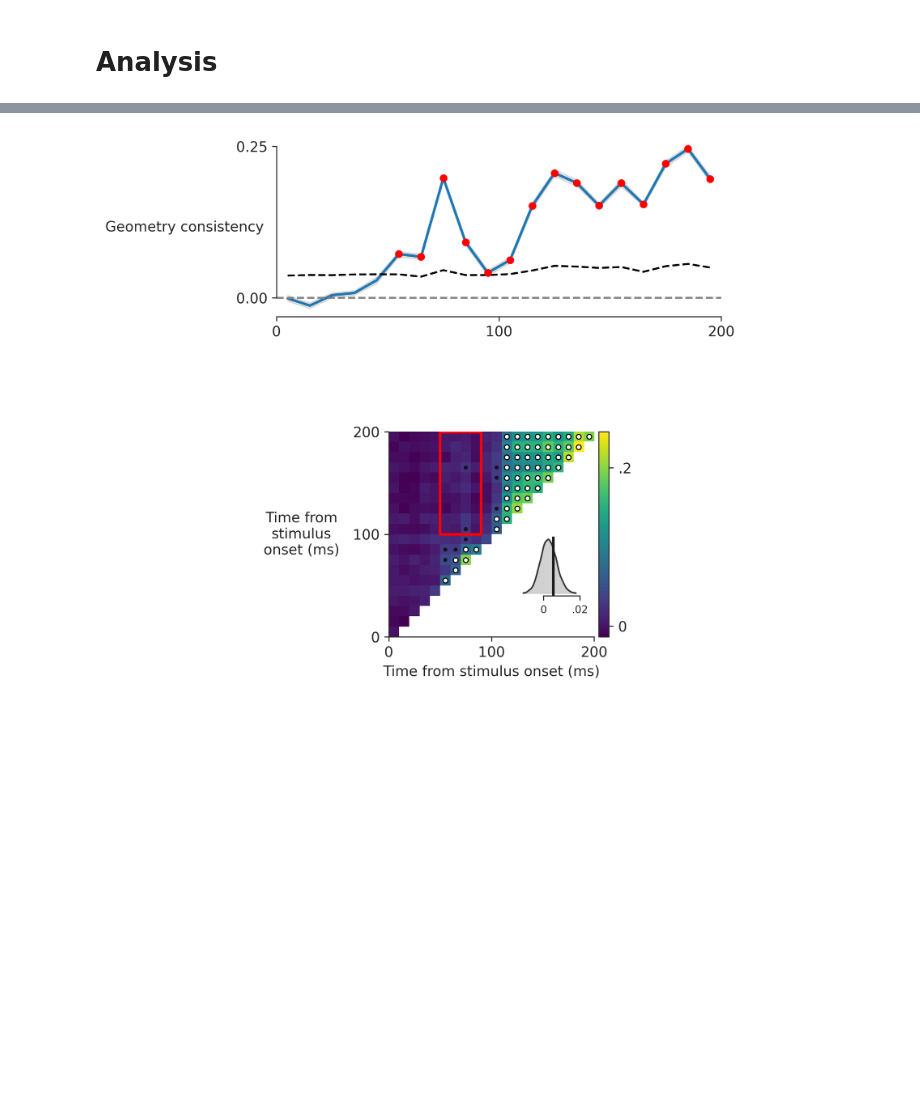
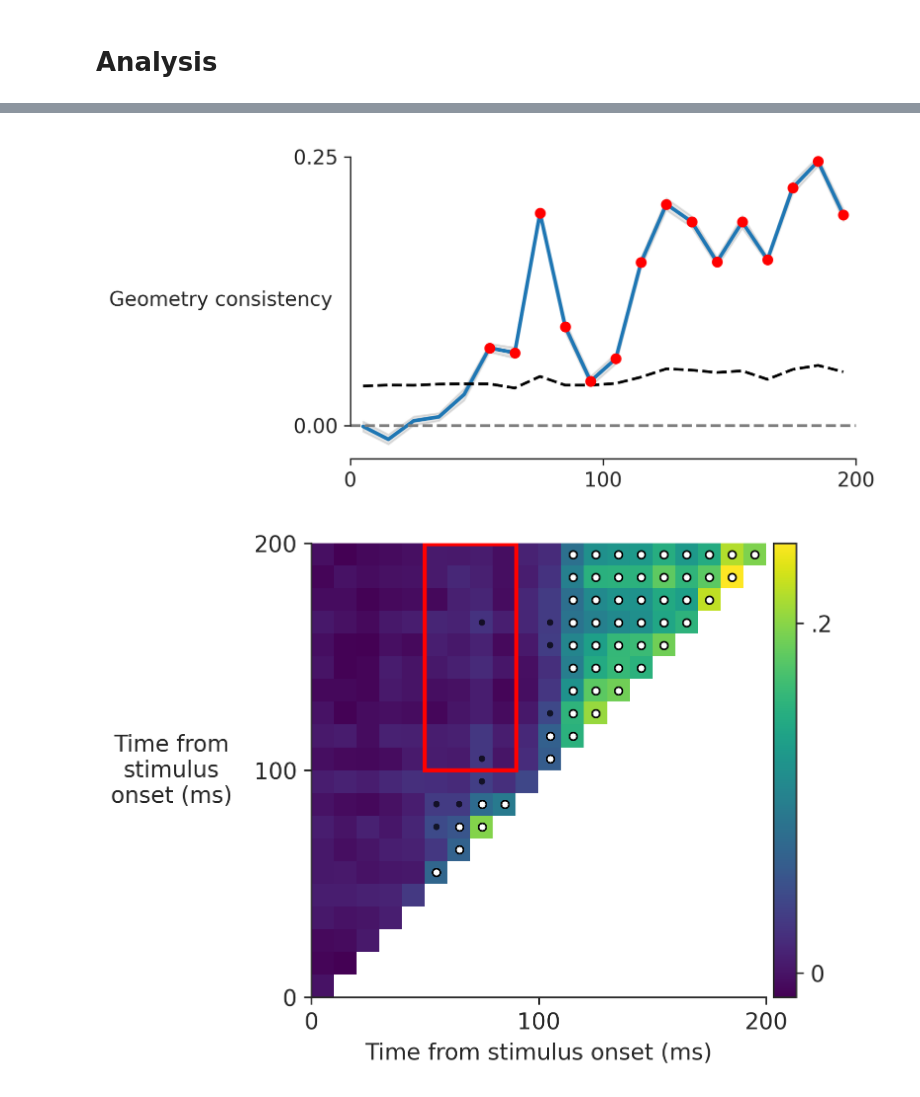
Before and after one commit to jobellet/Dynamics-of-Visual-Representations-in-a-Macaque-Ventrolateral-Prefrontal-Cortex, a Jupyter notebook: Dynamics_of_representational_geometry.ipynb, the cells around one changed output, grey strips where cells are left out. Cells and saved outputs as stored; diff of their text form; code cells hidden in the pictures; blank space fills up the shorter version.

```diff
--- a/Dynamics_of_representational_geometry.ipynb
+++ b/Dynamics_of_representational_geometry.ipynb
@@ -366,7 +366,7 @@ print(f"Early–late geometry consistency: obs={grand_EL:.4g}, p_null={p_EL:.4g}
 
 
 # ======================================================================================
-# 5. Plot – time course + cross-temporal with inset density
+# 5. Plot – separate figures for each panel
 # ======================================================================================
 plt.rcParams.update({
     "figure.dpi": 300,
@@ -375,11 +375,10 @@ plt.rcParams.update({
     "font.size": 11
 })
 sns.set_style("white")
+os.makedirs("Figures", exist_ok=True)
 
-fig = plt.figure(figsize=(6.2, 7.0))
-gs = fig.add_gridspec(2, 1, height_ratios=[1.0, 1.15], hspace=0.6)
-ax1 = fig.add_subplot(gs[0, 0])
-ax2 = fig.add_subplot(gs[1, 0])
+# ---------------- Figure 1: Time-course of geometry consistency ----------------
+fig1, ax1 = plt.subplots(figsize=(6.2, 3.0))
 
 ax1.plot(time_course, grand_r, lw=2, label="Grand mean")
 ax1.fill_between(time_course, qlo, qhi, color="grey", alpha=0.2)
@@ -393,6 +392,14 @@ ax1.tick_params(axis="y", left=True)
 ax1.tick_params(axis="x", bottom=True)
 ax1.set_ylabel("Geometry consistency", rotation=0, labelpad=40, va="center")
 sns.despine(ax=ax1, trim=True)
+
+out_path1 = os.path.join("Figures", "Geometry_consistency_timecourse.pdf")
+fig1.tight_layout()
+fig1.savefig(out_path1, dpi=300, bbox_inches="tight")
+print(f"Saved time-course figure to: {out_path1}")
+
+# ---------------- Figure 2: Cross-temporal geometry consistency ----------------
+fig2, ax2 = plt.subplots(figsize=(5.2, 5.2))
 
 ct_plot = grand_ct.copy()
 for i in range(len(time_course)):
@@ -438,15 +445,29 @@ cb = plt.colorbar(im, cax=cax)
 cb.set_ticks([0, 0.2])
 cb.set_ticklabels(["0", ".2"])
 
-ax3 = inset_axes(
-    ax2,
-    width="32%",
-    height="32%",
-    loc="lower right",
-    bbox_to_anchor=(0.03, 0.2, 0.9, 0.9),
-    bbox_transform=ax2.transAxes,
-    borderpad=0
+y0 = time_course[late_mask][0] - 5
+y1 = time_course[late_mask][-1] + 4.5
+x0 = time_course[early_mask][0] - 5
+x1 = time_course[early_mask][-1] + 5
+rect = plt.Rectangle(
+    (x0, y0),
+    x1 - x0,
+    y1 - y0,
+    fill=False,
+    edgecolor="red",
+    linestyle="-",
+    linewidth=2,
+    zorder=20
 )
+ax2.add_patch(rect)
+
+out_path2 = os.path.join("Figures", "Geometry_consistency_crosstemp.pdf")
+fig2.tight_layout()
+fig2.savefig(out_path2, dpi=300, bbox_inches="tight")
+print(f"Saved cross-temporal figure to: {out_path2}")
+
+# ---------------- Figure 3: Early–late null density ----------------
+fig3, ax3 = plt.subplots(figsize=(3.2, 2.5))
 
 kde = gaussian_kde(EL_surr)
 comb = EL_surr
@@ -461,6 +482,7 @@ dens[dens < 0.005 * dens.max()] = 0
 ax3.fill_between(x_grid, 0, dens, color="0.8", alpha=0.9)
 ax3.plot(x_grid, dens, color="0.2", lw=1.2)
 ax3.axvline(grand_EL, 0, 1, color="0.1", lw=2)
+
 ax3.set_yticks([])
 ax3.set_ylabel("")
 ax3.set_xticks([0, 0.02])
@@ -468,29 +490,10 @@ ax3.set_xticklabels(["0", ".02"])
 ax3.tick_params(axis="x", bottom=True, labelsize=8)
 sns.despine(ax=ax3, left=True, bottom=False, trim=True)
 
-y0 = time_course[late_mask][0]-5
-y1 = time_course[late_mask][-1]+4.5
-x0 = time_course[early_mask][0]-5
-x1 = time_course[early_mask][-1]+5
-rect = plt.Rectangle(
-    (x0, y0),
-    x1 - x0,
-    y1 - y0,
-    fill=False,
-    edgecolor="red",
-    linestyle="-",
-    linewidth=2,
-    zorder=20
-)
-ax2.add_patch(rect)
-
-os.makedirs("Figures", exist_ok=True)
-out_path = os.path.join(
-    "Figures",
-    "Dynamics_of_representational_geometry_with_null_density.pdf"
-)
-fig.savefig(out_path, dpi=300, bbox_inches="tight")
-print(f"Saved geometry figure to: {out_path}")
+out_path3 = os.path.join("Figures", "Geometry_consistency_EL_density.pdf")
+fig3.tight_layout()
+fig3.savefig(out_path3, dpi=300, bbox_inches="tight")
+print(f"Saved early–late density figure to: {out_path3}")
 # %% [output]
 downloads/Spike_count_odd_sessions.npy already exists.
 downloads/Spike_count_even_sessions.npy already exists.
@@ -510 +515,2 @@ Saved geometry figure to: Figures/Dynamics_of_representational_geometry_with_nul
-[figure, old version]
+[figure, new version]
+[figure, added]
```
Also changed, not shown: parts of 1 cell of this notebook.
